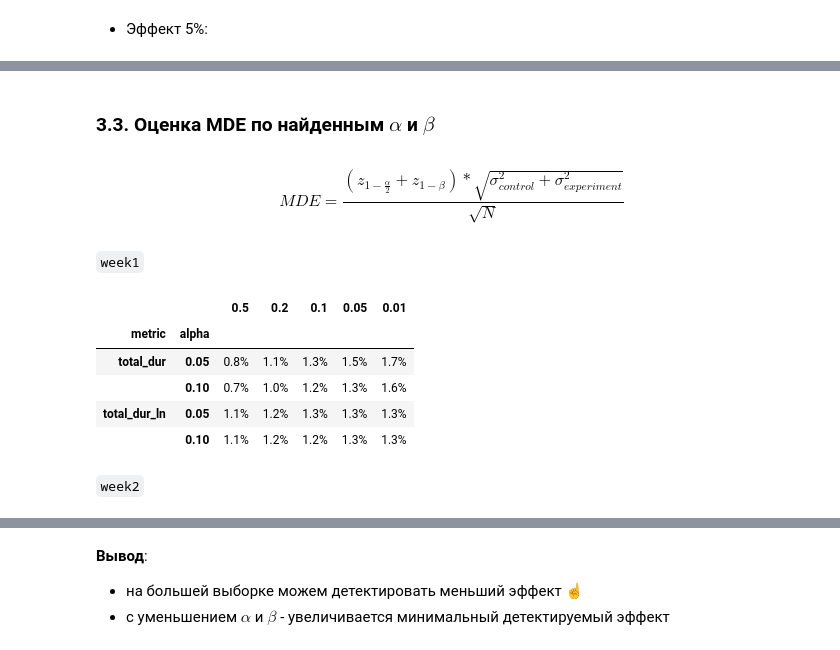
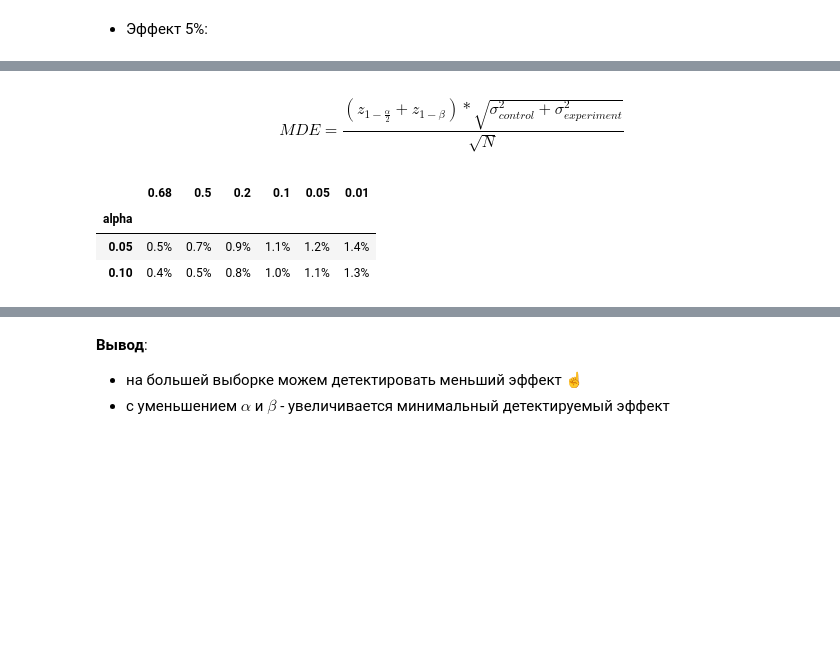
Before and after one commit to azatnv/itmo_ab_2023_autumn_homeworks, a Jupyter notebook: homework-01.ipynb, the cells around one changed output, grey strips where cells are left out. Saved outputs shown, nothing was run; the diff lists cells and outputs as text; code cells hidden in the pictures; blank space fills up the shorter version.

````diff
--- a/homework-01.ipynb
+++ b/homework-01.ipynb
@@ -786,5 +379,3 @@ pd.DataFrame(beta_results).set_index(["week", "metric_column", "effect"]).sort_v
-# %% [markdown]
-### 3.3. Оценка MDE по найденным $\alpha$ и $\beta$
 # %% [markdown]
 $$ MDE = \frac{(z_{1 - \frac{\alpha}{2}} + z_{1 - \beta}) * \sqrt{\sigma_{control}^2 + \sigma_{experiment}^2}}{\sqrt{N}} $$
 # %%
@@ -803,30 +394,18 @@ def get_mde(metric_vec, alpha=0.05, beta=0.2):
     return mde*100/metric_mean
 # %%
 first_type_errors = [0.05, 0.1]
-second_type_errors = [0.5, 0.2, 0.1, 0.05, 0.01]
+second_type_errors = [0.68, 0.5, 0.2, 0.1, 0.05, 0.01]
-# %% [markdown]
-```week1```
 # %%
-mde_week1 = []
+mde_week2 = []
 
 for a in first_type_errors:
-    mdes = {str(b): f"{get_mde(week1.total_dur, alpha=a, beta=b):.1f}%" for b in second_type_errors}
+    mdes = {str(b): f"{get_mde(week2.total_dur, alpha=a, beta=b):.1f}%" for b in second_type_errors}
     mdes["alpha"] = a
-    mdes["metric"] = "total_dur"
-    mde_week1.append(mdes)
+    mde_week2.append(mdes)
 
-    mdes = {str(b): f"{np.exp(get_mde(week1.total_dur_ln, alpha=a, beta=b)):.1f}%" for b in second_type_errors}
-    mdes["alpha"] = a
-    mdes["metric"] = "total_dur_ln"
-    mde_week1.append(mdes)
-
-pd.DataFrame(mde_week1).set_index(["metric", "alpha"]).sort_values(["metric"])
+pd.DataFrame(mde_week2).set_index("alpha")
 # %% [output]
-|  |  | 0.5 | 0.2 | 0.1 | 0.05 | 0.01 |
-| metric | alpha |  |  |  |  |  |
-| total_dur | 0.05 | 0.8% | 1.1% | 1.3% | 1.5% | 1.7% |
-|  | 0.10 | 0.7% | 1.0% | 1.2% | 1.3% | 1.6% |
-| total_dur_ln | 0.05 | 1.1% | 1.2% | 1.3% | 1.3% | 1.3% |
-|  | 0.10 | 1.1% | 1.2% | 1.2% | 1.3% | 1.3% |
+|  | 0.68 | 0.5 | 0.2 | 0.1 | 0.05 | 0.01 |
+| alpha |  |  |  |  |  |  |
+| 0.05 | 0.5% | 0.7% | 0.9% | 1.1% | 1.2% | 1.4% |
+| 0.10 | 0.4% | 0.5% | 0.8% | 1.0% | 1.1% | 1.3% |
-# %% [markdown]
-```week2```
````
Also changed, not shown: parts of 124 cells of this notebook.
